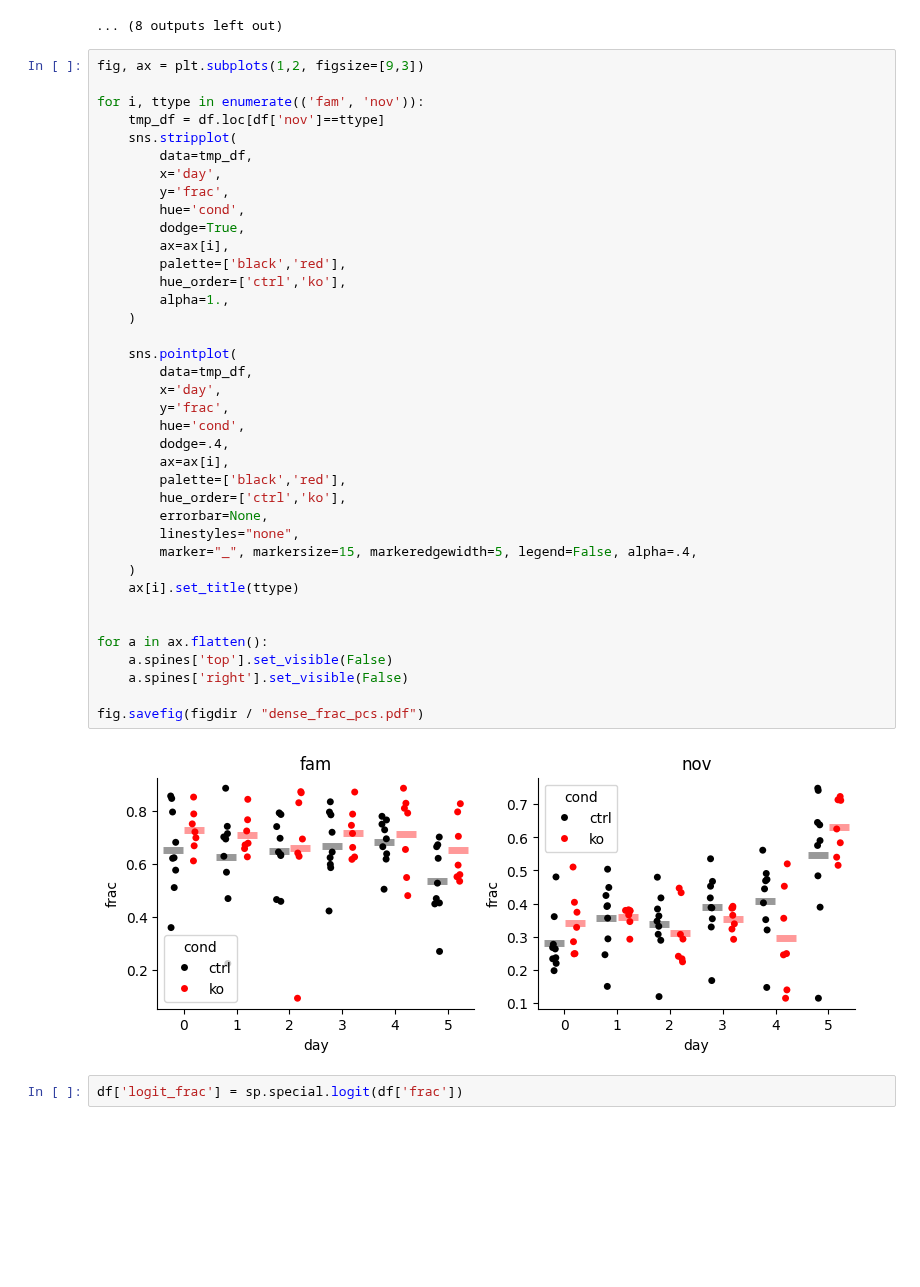
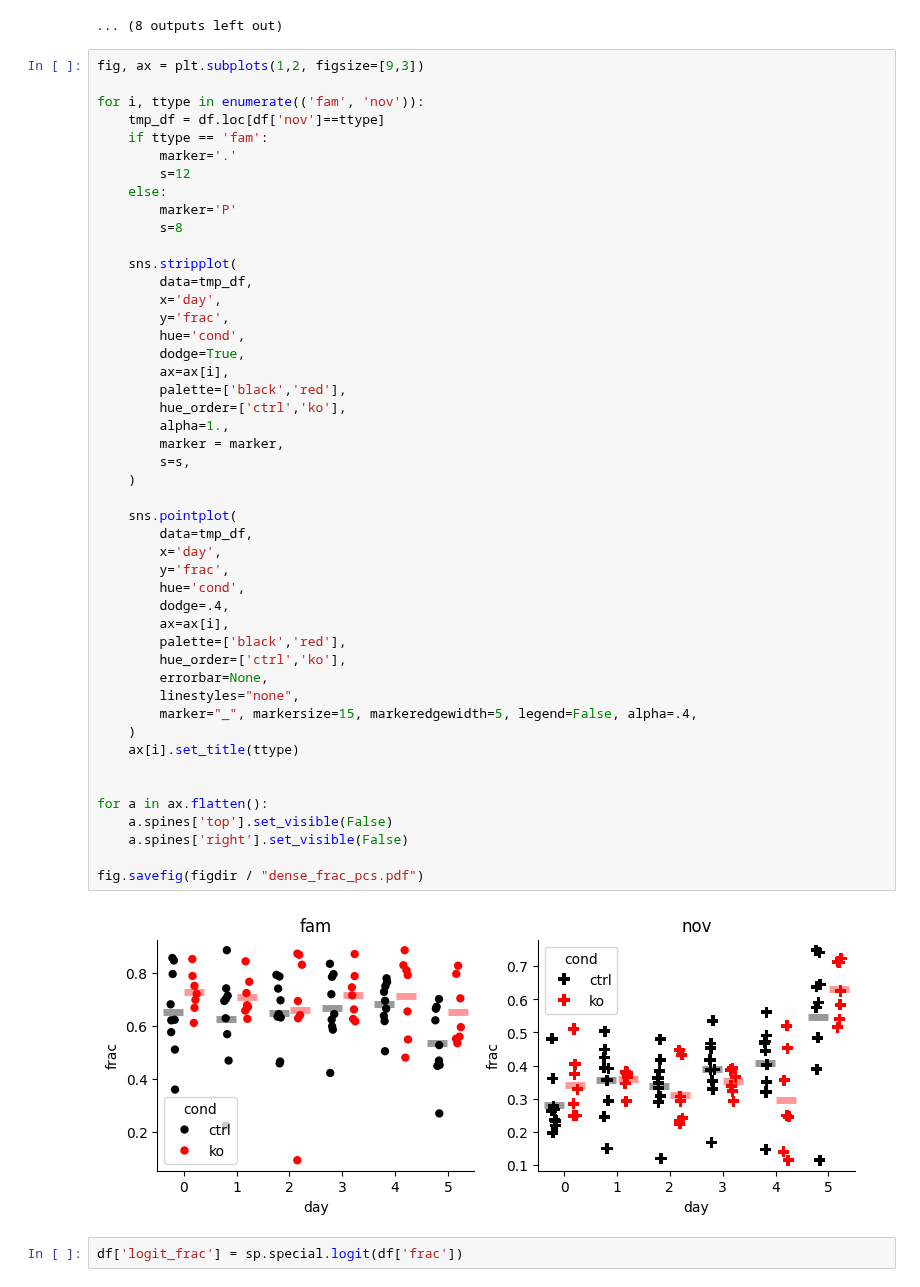
Before and after one commit to GiocomoLab/STX3KO_analyses, a Jupyter notebook: notebooks/supp_figs/fig_s5_placecellstats/place_cell_fracs.ipynb, the cells around one changed output. Drawn from its saved outputs; the diff is of its cells as text; blank space fills up the shorter version.

```diff
--- a/notebooks/supp_figs/fig_s5_placecellstats/place_cell_fracs.ipynb
+++ b/notebooks/supp_figs/fig_s5_placecellstats/place_cell_fracs.ipynb
@@ -105,6 +105,13 @@ fig, ax = plt.subplots(1,2, figsize=[9,3])
 
 for i, ttype in enumerate(('fam', 'nov')):
     tmp_df = df.loc[df['nov']==ttype]
+    if ttype == 'fam':
+        marker='.'
+        s=12
+    else:
+        marker='P'
+        s=8
+
     sns.stripplot(
         data=tmp_df,
         x='day',
@@ -112,34 +119,36 @@ for i, ttype in enumerate(('fam', 'nov')):
         hue='cond',
         dodge=True,
         ax=ax[i],
         palette=['black','red'],
         hue_order=['ctrl','ko'],
         alpha=1.,
+        marker = marker,
+        s=s,
     )
 
     sns.pointplot(
         data=tmp_df,
         x='day',
         y='frac',
         hue='cond',
         dodge=.4,
         ax=ax[i],
         palette=['black','red'],
         hue_order=['ctrl','ko'],
         errorbar=None,
         linestyles="none",
         marker="_", markersize=15, markeredgewidth=5, legend=False, alpha=.4,
     )
     ax[i].set_title(ttype)
 
 
 for a in ax.flatten():
     a.spines['top'].set_visible(False)
     a.spines['right'].set_visible(False)
 
 fig.savefig(figdir / "dense_frac_pcs.pdf")
 # %% [output]
-[figure, old version]
+[figure, new version]
 # %%
 df['logit_frac'] = sp.special.logit(df['frac'])
 # %%
```
Also changed, not shown: parts of 1 cell of this notebook.
